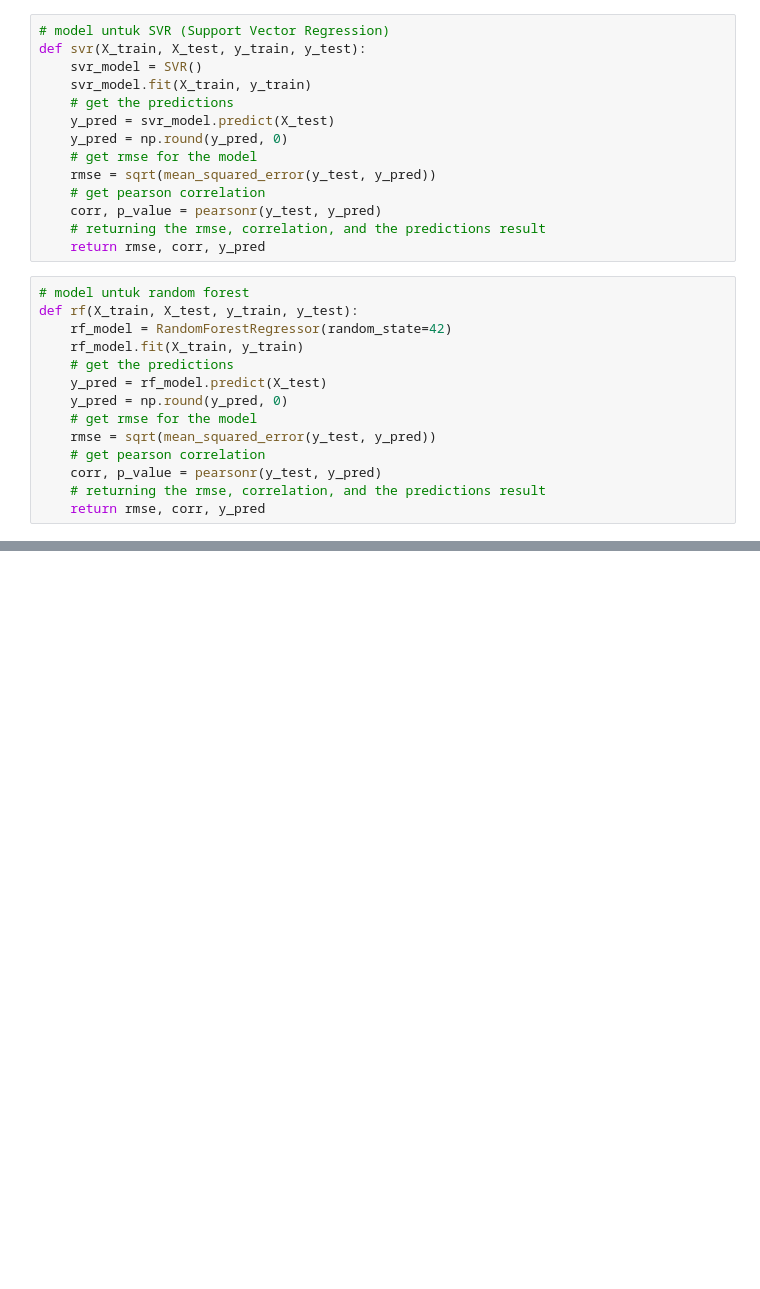
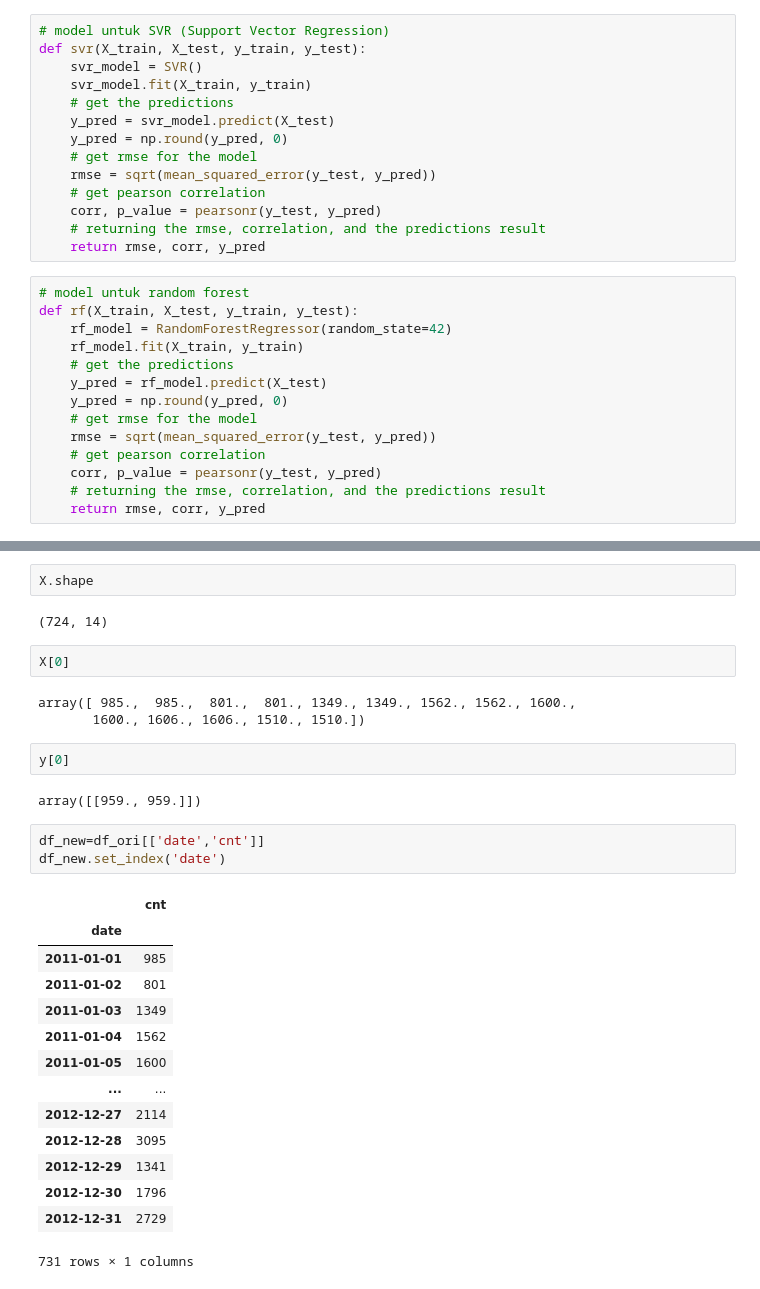
Before and after one commit to aliifam/ppd, a Jupyter notebook: ppd/pekan6/praktik.ipynb, the cells around one changed output, grey strips where cells are left out. Saved outputs shown, nothing was run; the diff lists cells and outputs as text; blank space fills up the shorter version.

```diff
--- a/ppd/pekan6/praktik.ipynb
+++ b/ppd/pekan6/praktik.ipynb
@@ -137,0 +195,31 @@ data = pd.read_csv('bikesharing_day.csv')
+# %%
+X.shape
+# %% [output]
+(724, 14)
+# %%
+X[0]
+# %% [output]
+array([ 985.,  985.,  801.,  801., 1349., 1349., 1562., 1562., 1600.,
+       1600., 1606., 1606., 1510., 1510.])
+# %%
+y[0]
+# %% [output]
+array([[959., 959.]])
+# %%
+df_new=df_ori[['date','cnt']]
+df_new.set_index('date')
+# %% [output]
+|  | cnt |
+| date |  |
+| 2011-01-01 | 985 |
+| 2011-01-02 | 801 |
+| 2011-01-03 | 1349 |
+| 2011-01-04 | 1562 |
+| 2011-01-05 | 1600 |
+| ... | ... |
+| 2012-12-27 | 2114 |
+| 2012-12-28 | 3095 |
+| 2012-12-29 | 1341 |
+| 2012-12-30 | 1796 |
+| 2012-12-31 | 2729 |
+731 rows × 1 columns
```
Also changed, not shown: parts of 7 cells of this notebook.
